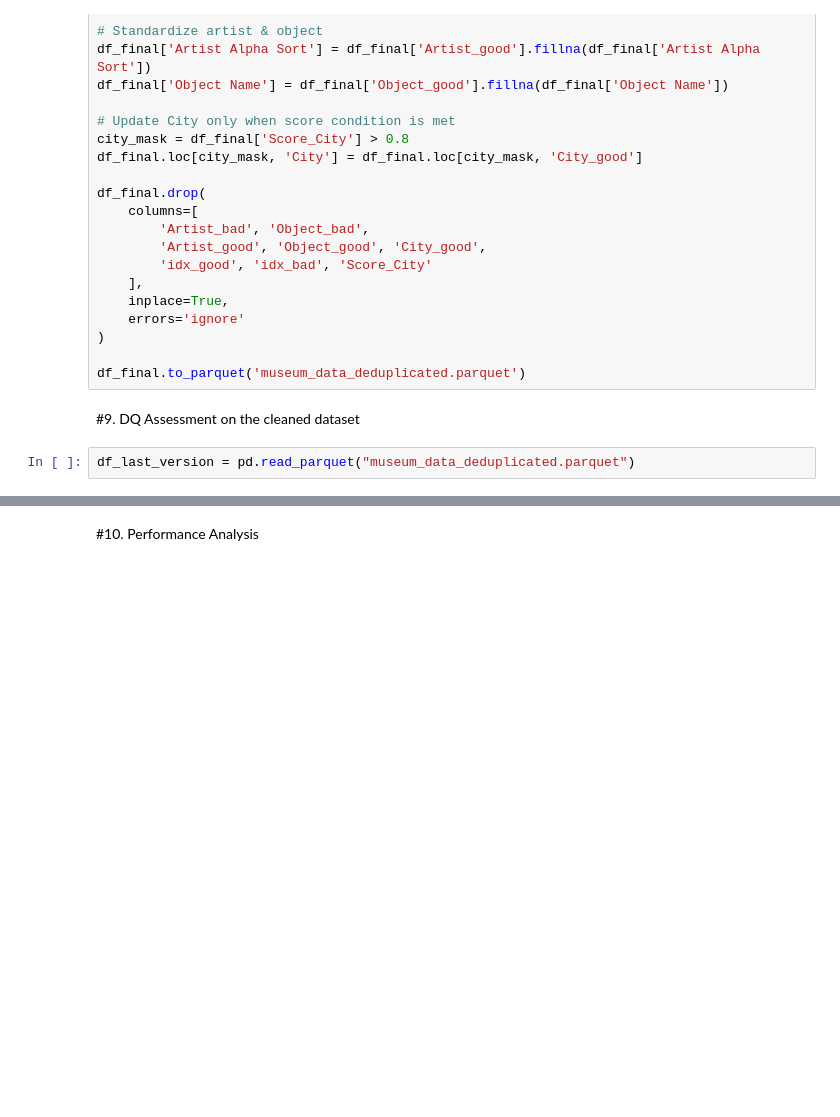
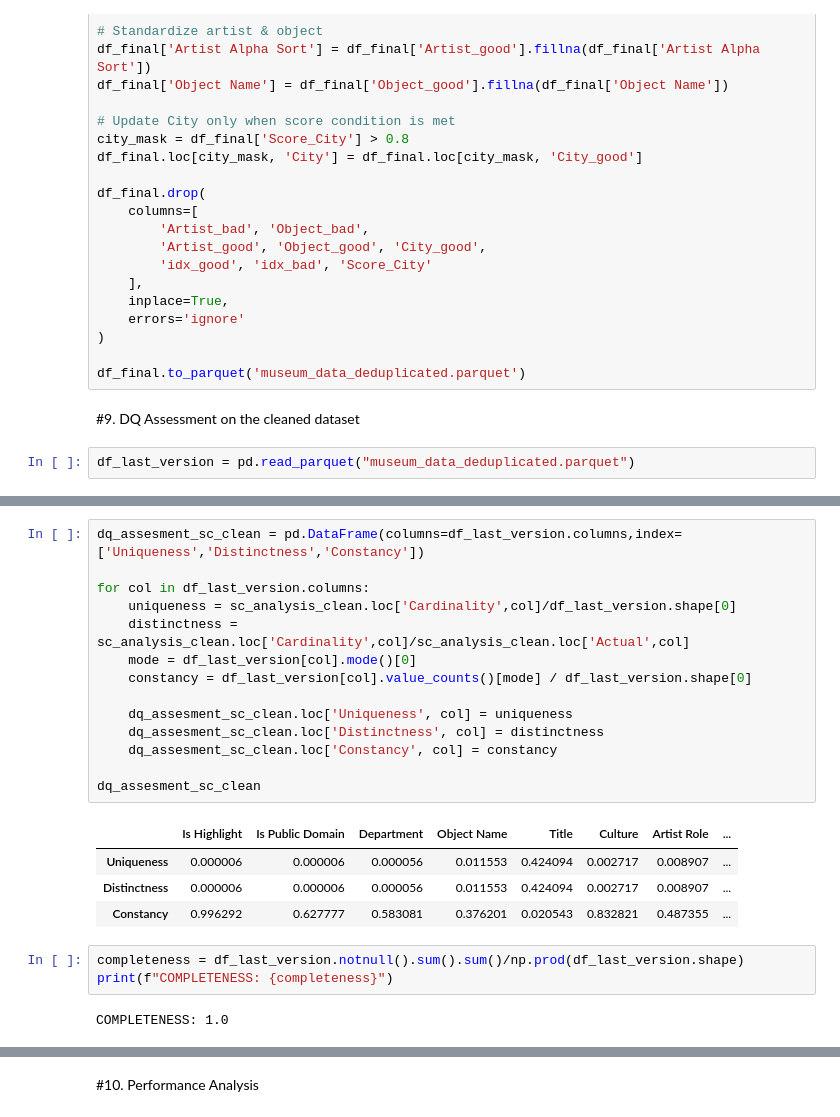
Before and after one commit to MoeinDSP/Data-and-Information-Quality, a Jupyter notebook: DIQ.ipynb, the cells around one changed output, grey strips where cells are left out. Drawn from its saved outputs; the diff is of its cells as text; blank space fills up the shorter version.

```diff
--- a/DIQ.ipynb
+++ b/DIQ.ipynb
@@ -2823,0 +2884,24 @@ sc_analysis_clean
+# %%
+dq_assesment_sc_clean = pd.DataFrame(columns=df_last_version.columns,index=['Uniqueness','Distinctness','Constancy'])
+
+for col in df_last_version.columns:
+    uniqueness = sc_analysis_clean.loc['Cardinality',col]/df_last_version.shape[0]
+    distinctness = sc_analysis_clean.loc['Cardinality',col]/sc_analysis_clean.loc['Actual',col]
+    mode = df_last_version[col].mode()[0]
+    constancy = df_last_version[col].value_counts()[mode] / df_last_version.shape[0]
+
+    dq_assesment_sc_clean.loc['Uniqueness', col] = uniqueness
+    dq_assesment_sc_clean.loc['Distinctness', col] = distinctness
+    dq_assesment_sc_clean.loc['Constancy', col] = constancy
+
+dq_assesment_sc_clean
+# %% [output]
+|  | Is Highlight | Is Public Domain | Department | Object Name | Title | Culture | Artist Role | ... |
+| Uniqueness | 0.000006 | 0.000006 | 0.000056 | 0.011553 | 0.424094 | 0.002717 | 0.008907 | ... |
+| Distinctness | 0.000006 | 0.000006 | 0.000056 | 0.011553 | 0.424094 | 0.002717 | 0.008907 | ... |
+| Constancy | 0.996292 | 0.627777 | 0.583081 | 0.376201 | 0.020543 | 0.832821 | 0.487355 | ... |
+# %%
+completeness = df_last_version.notnull().sum().sum()/np.prod(df_last_version.shape)
+print(f"COMPLETENESS: {completeness}")
+# %% [output]
+COMPLETENESS: 1.0
```
Also changed, not shown: parts of 43 cells of this notebook.
